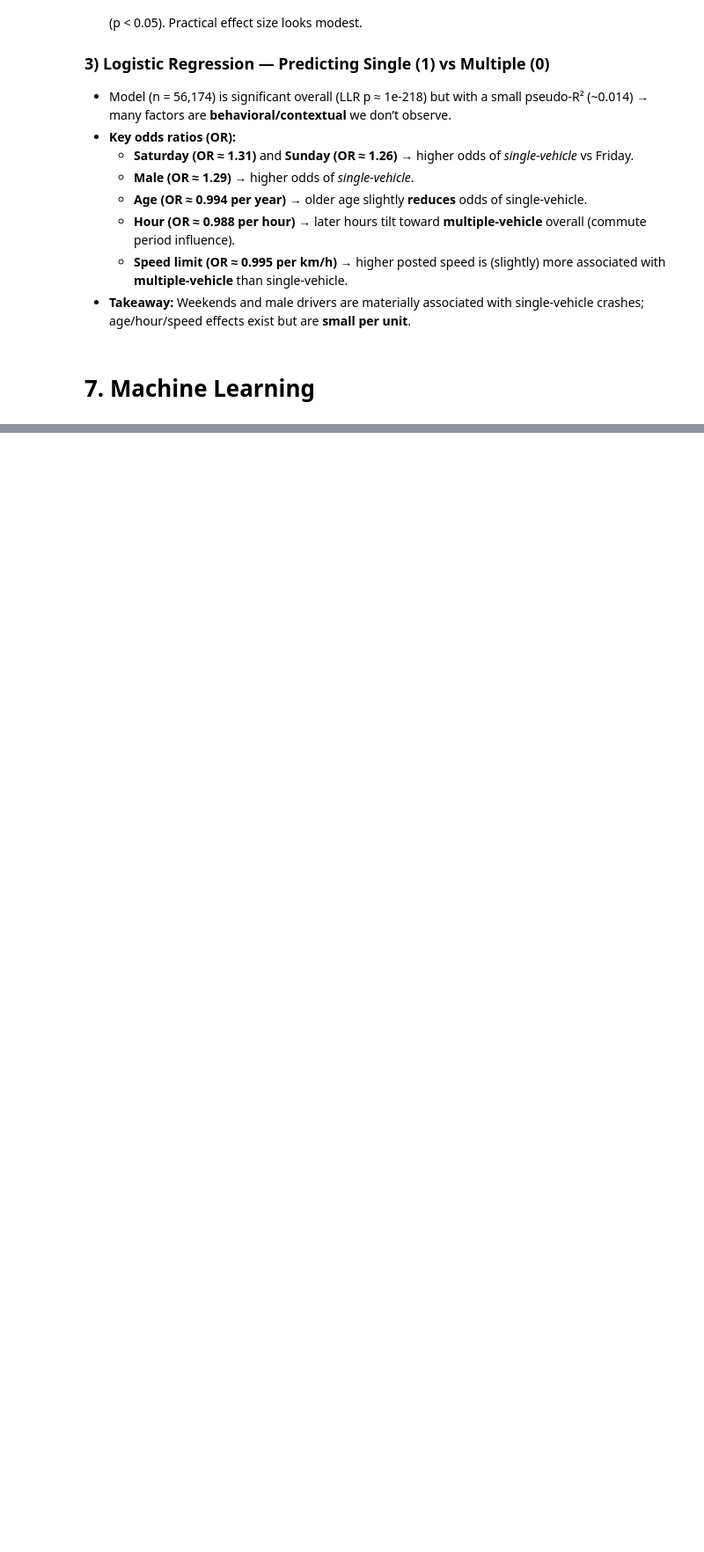
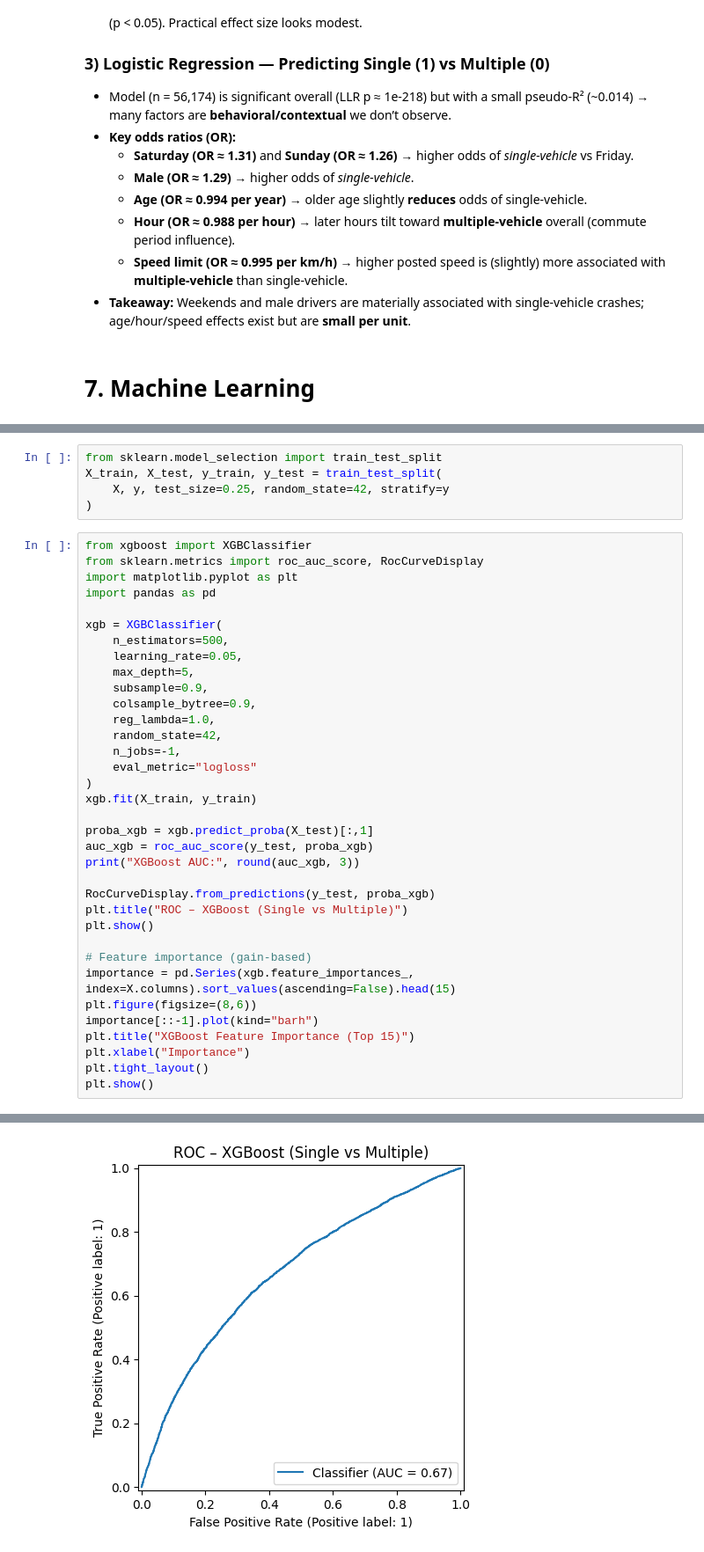
Before and after one commit to NoorullahMuhammadKhan/Noorullah-Khan-Github-Repository, a Jupyter notebook: Scyne Advisory Interview/Traffic Investigation Scyne Advisory.ipynb, the cells around one changed output, grey strips where cells are left out. Shown at 88% size. Saved outputs shown, nothing was run; the diff lists cells and outputs as text; blank space fills up the shorter version.

```diff
--- a/Scyne Advisory Interview/Traffic Investigation Scyne Advisory.ipynb
+++ b/Scyne Advisory Interview/Traffic Investigation Scyne Advisory.ipynb
@@ -594,0 +768,41 @@ display(odds_ratios.head(20))
+# %%
+from sklearn.model_selection import train_test_split
+X_train, X_test, y_train, y_test = train_test_split(
+    X, y, test_size=0.25, random_state=42, stratify=y
+)
+# %%
+from xgboost import XGBClassifier
+from sklearn.metrics import roc_auc_score, RocCurveDisplay
+import matplotlib.pyplot as plt
+import pandas as pd
+
+xgb = XGBClassifier(
+    n_estimators=500,
+    learning_rate=0.05,
+    max_depth=5,
+    subsample=0.9,
+    colsample_bytree=0.9,
+    reg_lambda=1.0,
+    random_state=42,
+    n_jobs=-1,
+    eval_metric="logloss"
+)
+xgb.fit(X_train, y_train)
+
+proba_xgb = xgb.predict_proba(X_test)[:,1]
+auc_xgb = roc_auc_score(y_test, proba_xgb)
+print("XGBoost AUC:", round(auc_xgb, 3))
+
+RocCurveDisplay.from_predictions(y_test, proba_xgb)
+plt.title("ROC – XGBoost (Single vs Multiple)")
+plt.show()
+
+# Feature importance (gain-based)
+importance = pd.Series(xgb.feature_importances_, index=X.columns).sort_values(ascending=False).head(15)
+plt.figure(figsize=(8,6))
+importance[::-1].plot(kind="barh")
+plt.title("XGBoost Feature Importance (Top 15)")
+plt.xlabel("Importance")
+plt.tight_layout()
+plt.show()
+# %% [output]
@@ -594,0 +810 @@ display(odds_ratios.head(20))
+[figure, added]
```
Also changed, not shown: parts of 15 cells of this notebook.
